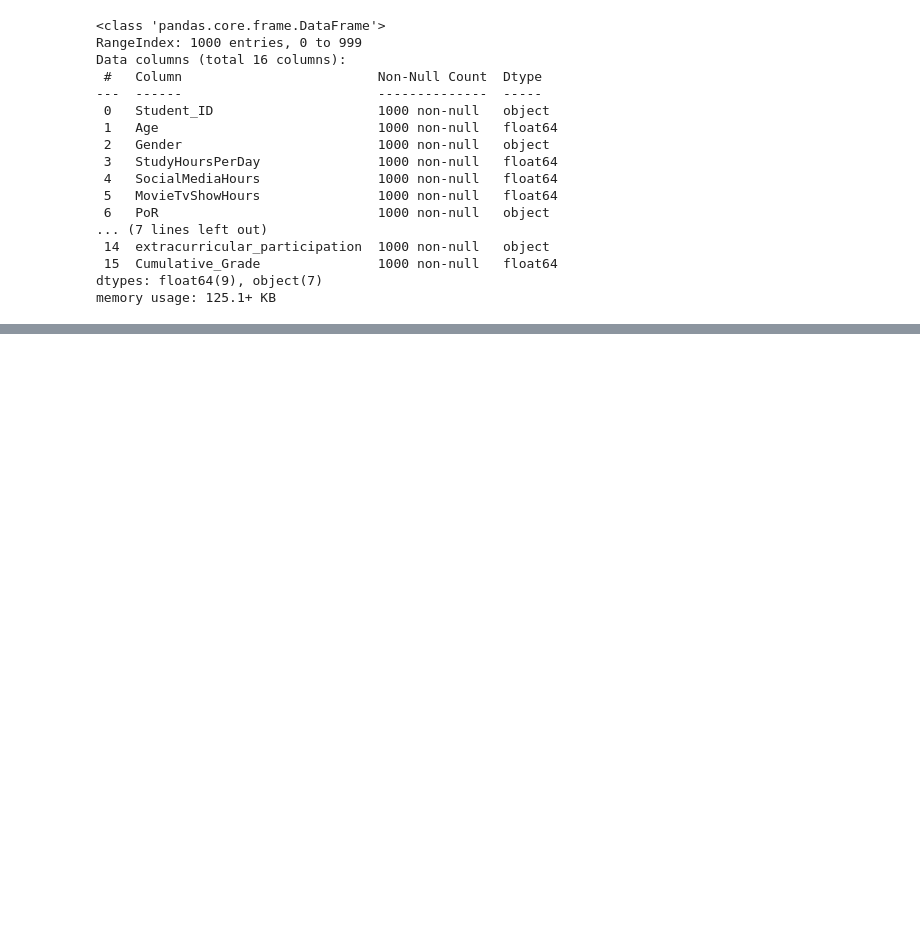
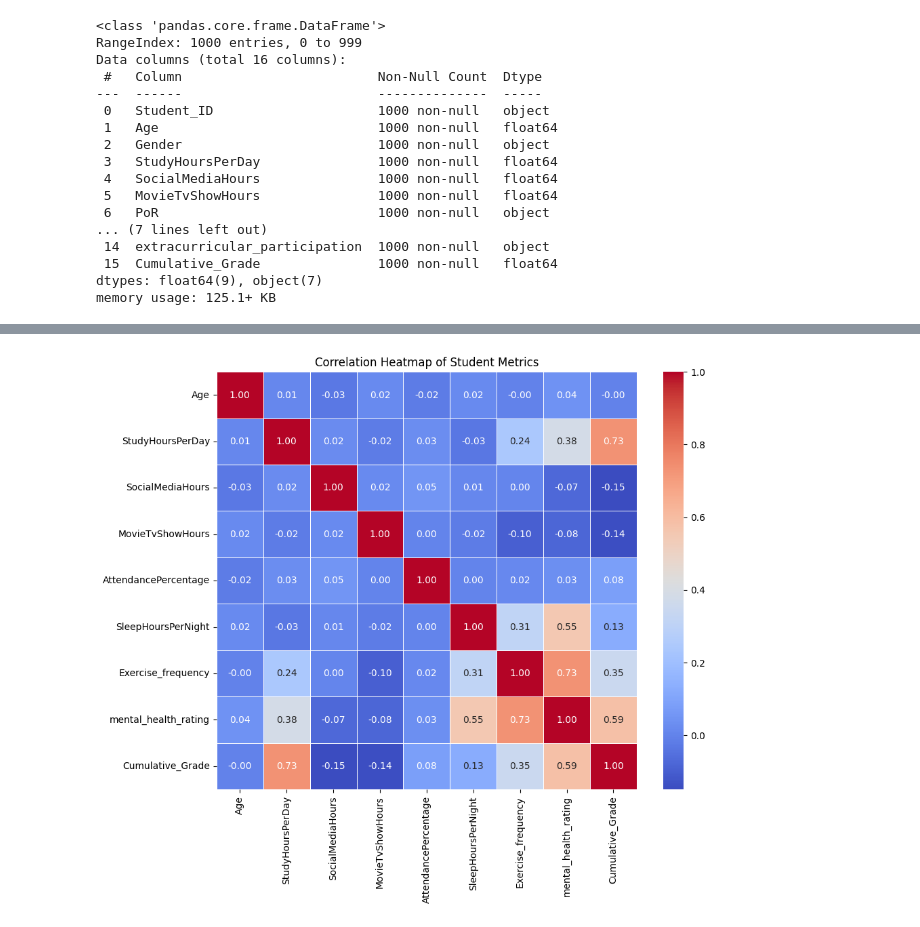
Before and after one commit to aditya161205/DAV, a Jupyter notebook: q1_DAV.ipynb, the cells around one changed output, grey strips where cells are left out. Drawn from its saved outputs; the diff is of its cells as text; code cells hidden in the pictures; blank space fills up the shorter version.

```diff
--- a/q1_DAV.ipynb
+++ b/q1_DAV.ipynb
@@ -72,0 +77,7 @@ memory usage: 125.1+ KB
+# %%
+for col in data.columns:
+    if data[col].dtype == 'float64':
+        lower = data[col].quantile(0.25)
+        upper = data[col].quantile(0.75)
+        data[col] = data[col].clip(lower, upper)
+data.head(100)
@@ -72,0 +116,13 @@ memory usage: 125.1+ KB
+# %%
+import pandas as pd
+import seaborn as sns
+import matplotlib.pyplot as plt
+
+numerical_data = data.select_dtypes(include='number')
+corr_matrix = numerical_data.corr()
+plt.figure(figsize=(10, 8))
+sns.heatmap(corr_matrix, annot=True, cmap="coolwarm", fmt=".2f", linewidths=0.5)
+plt.title("Correlation Heatmap")
+plt.show()
+# %% [output]
+[figure, added]
```
Also changed, not shown: parts of 20 cells of this notebook.
